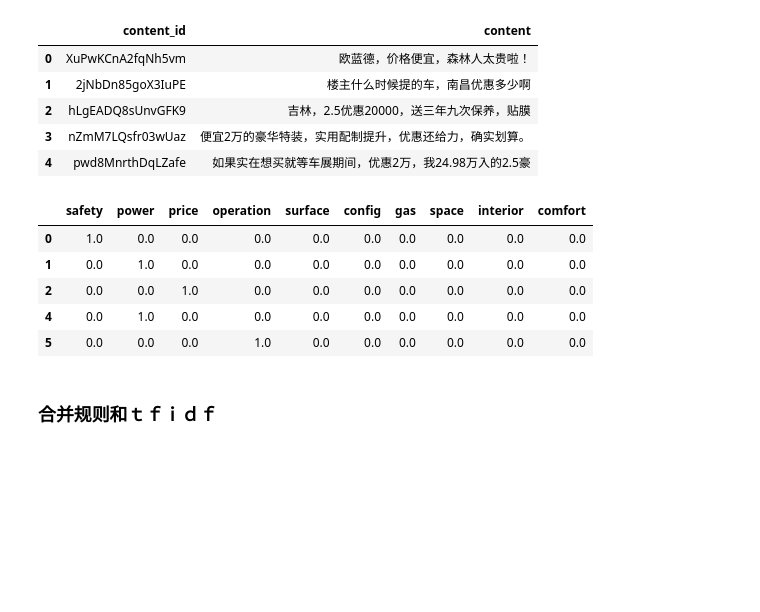
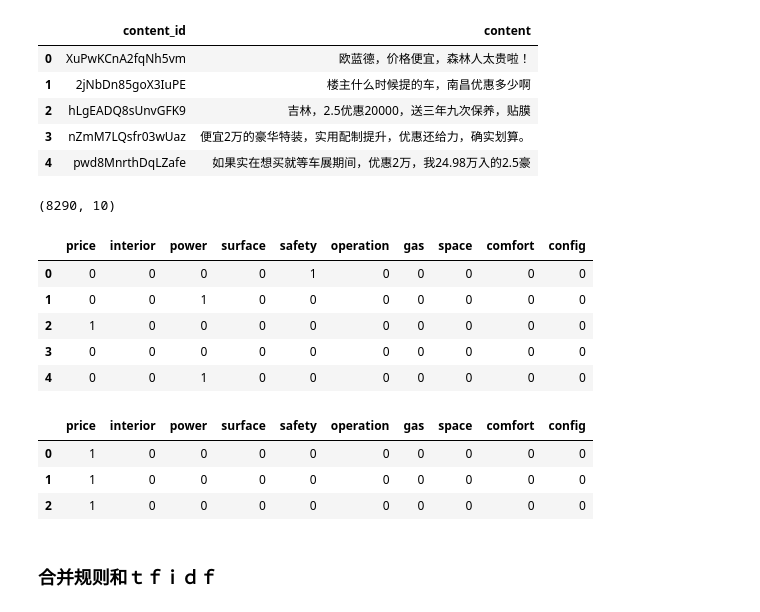
Before and after one commit to light8lee/car, a Jupyter notebook: code/preview.ipynb, the cells around one changed output. Saved outputs shown, nothing was run; the diff lists cells and outputs as text; code cells hidden in the pictures; blank space fills up the shorter version.

```diff
--- a/code/preview.ipynb
+++ b/code/preview.ipynb
@@ -290,20 +292,26 @@ rdf = pd.DataFrame()
+# %%
+rdf = pd.DataFrame()
+for sub in subjects:
+    rdf[sub] = np.array([0] * df.shape[0])
 # %%
 for i, value in enumerate(df['content']):
     has = False
     for sub, matcher in matchers:
         if matcher(value):
             rdf.loc[i, sub] = 1
-# %%
-rdf.head(5)
-# %% [output]
-|  | safety | power | price | operation | surface | config | gas | space | interior | comfort |
-| 0 | 1.0 | 0.0 | 0.0 | 0.0 | 0.0 | 0.0 | 0.0 | 0.0 | 0.0 | 0.0 |
-| 1 | 0.0 | 1.0 | 0.0 | 0.0 | 0.0 | 0.0 | 0.0 | 0.0 | 0.0 | 0.0 |
-| 2 | 0.0 | 0.0 | 1.0 | 0.0 | 0.0 | 0.0 | 0.0 | 0.0 | 0.0 | 0.0 |
-| 4 | 0.0 | 1.0 | 0.0 | 0.0 | 0.0 | 0.0 | 0.0 | 0.0 | 0.0 | 0.0 |
-| 5 | 0.0 | 0.0 | 0.0 | 1.0 | 0.0 | 0.0 | 0.0 | 0.0 | 0.0 | 0.0 |
+# %%
+rdf.shape
+# %% [output]
+(8290, 10)
 # %%
-rdf.fillna(0, inplace=True)
+# rdf.fillna(0, inplace=True)
 rdf.head(5)
+# %% [output]
+|  | price | interior | power | surface | safety | operation | gas | space | comfort | config |
+| 0 | 0 | 0 | 0 | 0 | 1 | 0 | 0 | 0 | 0 | 0 |
+| 1 | 0 | 0 | 1 | 0 | 0 | 0 | 0 | 0 | 0 | 0 |
+| 2 | 1 | 0 | 0 | 0 | 0 | 0 | 0 | 0 | 0 | 0 |
+| 3 | 0 | 0 | 0 | 0 | 0 | 0 | 0 | 0 | 0 | 0 |
+| 4 | 0 | 0 | 1 | 0 | 0 | 0 | 0 | 0 | 0 | 0 |
 # %%
 rdf.to_csv('../data/rule_train.csv', index=False)
@@ -315,6 +325,14 @@ for i, value in enumerate(test_df['content']):
     for sub, matcher in matchers:
         if matcher(value):
             test_rdf.loc[i, sub] = 1
+# %%
+# test_rdf.fillna(0, inplace=True)
+test_rdf.head(3)
+# %% [output]
+|  | price | interior | power | surface | safety | operation | gas | space | comfort | config |
+| 0 | 1 | 0 | 0 | 0 | 0 | 0 | 0 | 0 | 0 | 0 |
+| 1 | 1 | 0 | 0 | 0 | 0 | 0 | 0 | 0 | 0 | 0 |
+| 2 | 1 | 0 | 0 | 0 | 0 | 0 | 0 | 0 | 0 | 0 |
 # %%
 test_rdf.to_csv('../data/rule_test.csv', index=False)
 # %% [markdown]
```
Also changed, not shown: parts of 7 cells of this notebook.
